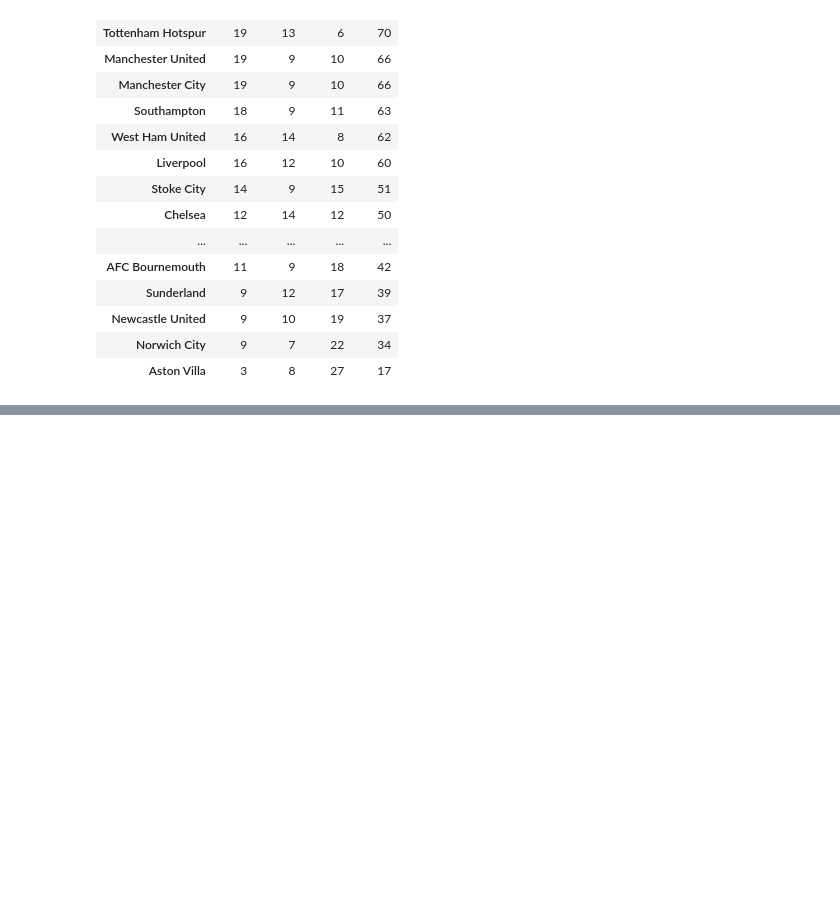
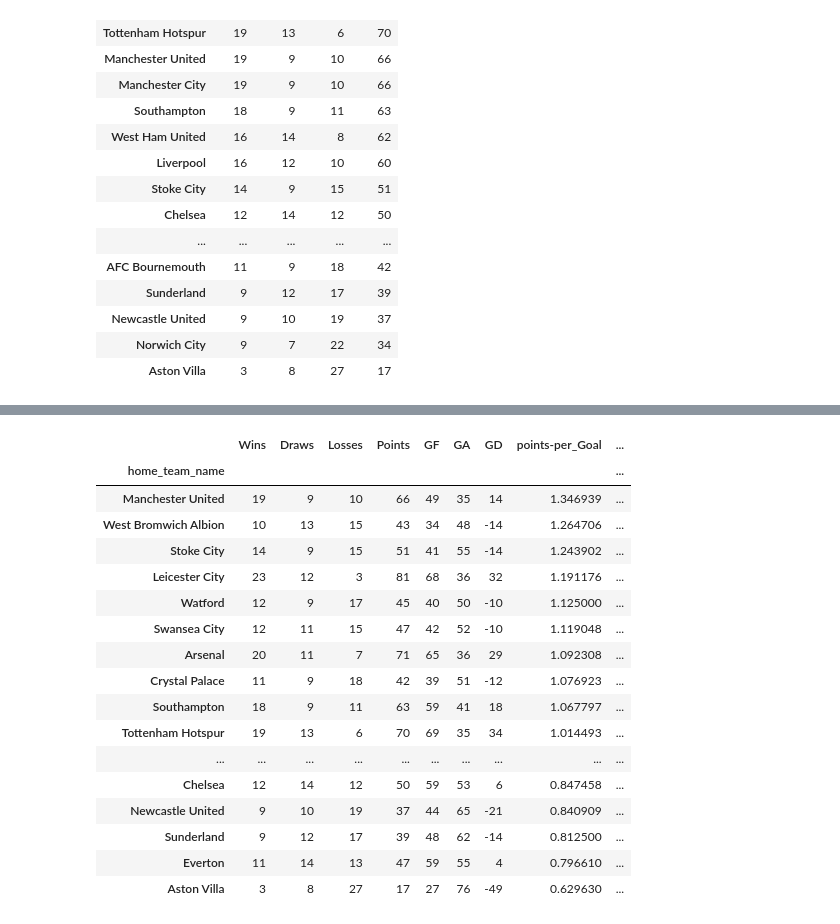
Before and after one commit to kampaww/soccer-analytics, a Jupyter notebook: notebooks/01_exploring_the_data.ipynb, the cells around one changed output, grey strips where cells are left out. Cells and saved outputs as stored; diff of their text form; code cells hidden in the pictures; blank space fills up the shorter version.

```diff
--- a/notebooks/01_exploring_the_data.ipynb
+++ b/notebooks/01_exploring_the_data.ipynb
@@ -506,0 +793,23 @@ print(goalsFor)
+# %%
+mostEfficient = table.sort_values(by= "points_per_goal", ascending=False)
+
+mostEfficient
+# %% [output]
+|  | Wins | Draws | Losses | Points | GF | GA | GD | points-per_Goal | ... |
+| home_team_name |  |  |  |  |  |  |  |  | ... |
+| Manchester United | 19 | 9 | 10 | 66 | 49 | 35 | 14 | 1.346939 | ... |
+| West Bromwich Albion | 10 | 13 | 15 | 43 | 34 | 48 | -14 | 1.264706 | ... |
+| Stoke City | 14 | 9 | 15 | 51 | 41 | 55 | -14 | 1.243902 | ... |
+| Leicester City | 23 | 12 | 3 | 81 | 68 | 36 | 32 | 1.191176 | ... |
+| Watford | 12 | 9 | 17 | 45 | 40 | 50 | -10 | 1.125000 | ... |
+| Swansea City | 12 | 11 | 15 | 47 | 42 | 52 | -10 | 1.119048 | ... |
+| Arsenal | 20 | 11 | 7 | 71 | 65 | 36 | 29 | 1.092308 | ... |
+| Crystal Palace | 11 | 9 | 18 | 42 | 39 | 51 | -12 | 1.076923 | ... |
+| Southampton | 18 | 9 | 11 | 63 | 59 | 41 | 18 | 1.067797 | ... |
+| Tottenham Hotspur | 19 | 13 | 6 | 70 | 69 | 35 | 34 | 1.014493 | ... |
+| ... | ... | ... | ... | ... | ... | ... | ... | ... | ... |
+| Chelsea | 12 | 14 | 12 | 50 | 59 | 53 | 6 | 0.847458 | ... |
+| Newcastle United | 9 | 10 | 19 | 37 | 44 | 65 | -21 | 0.840909 | ... |
+| Sunderland | 9 | 12 | 17 | 39 | 48 | 62 | -14 | 0.812500 | ... |
+| Everton | 11 | 14 | 13 | 47 | 59 | 55 | 4 | 0.796610 | ... |
+| Aston Villa | 3 | 8 | 27 | 17 | 27 | 76 | -49 | 0.629630 | ... |
```
Also changed, not shown: parts of 15 cells of this notebook, 7 other files.
